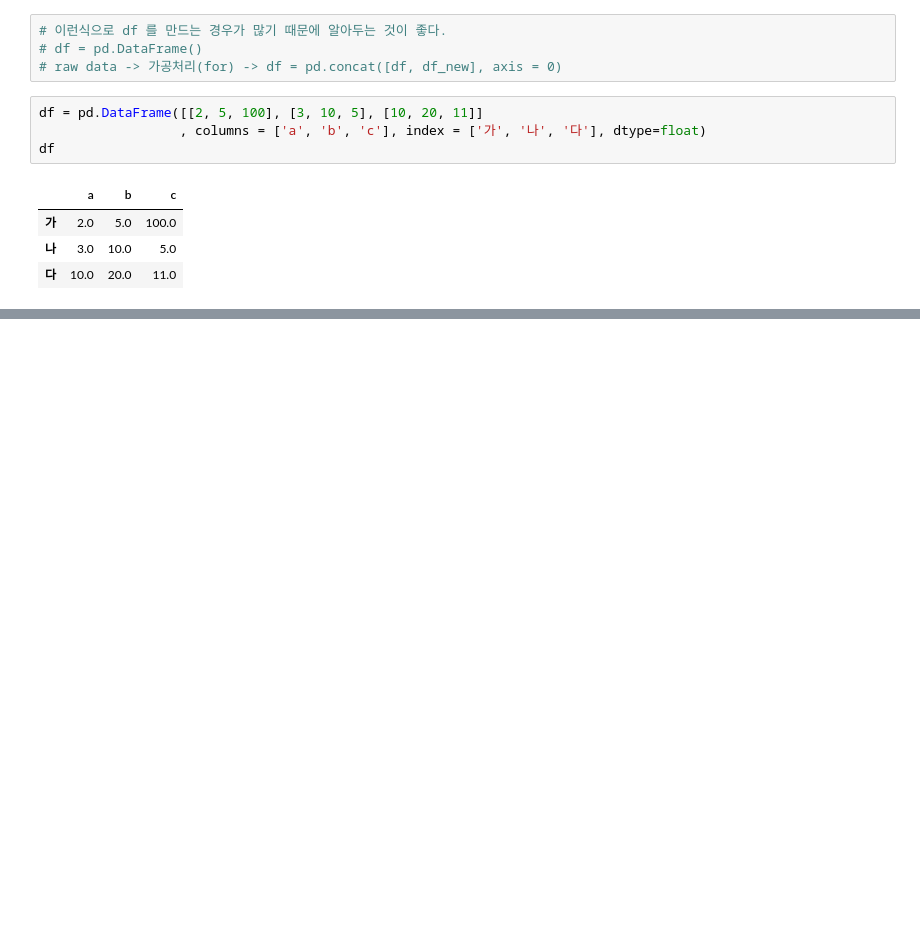
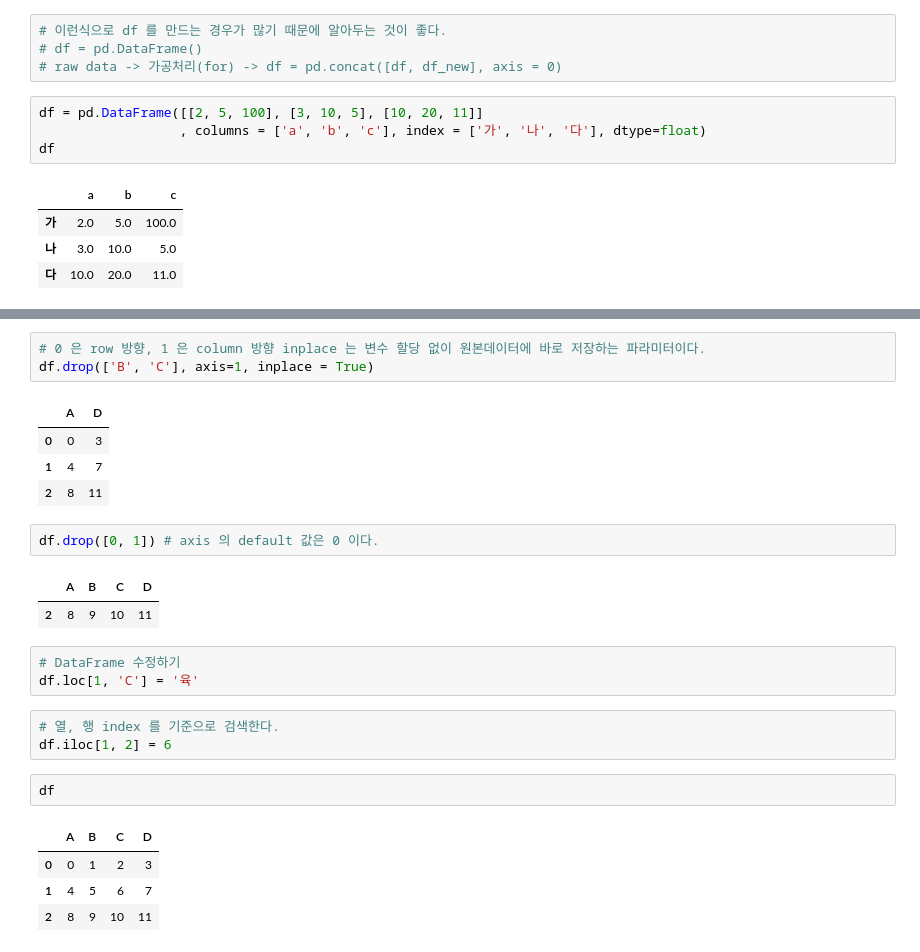
Before and after one commit to gherwt/TIL, a Jupyter notebook: kDT30/DATA ANALIYSIS/DA 정리/모르는 내용, 수업내용/DF_1.ipynb, the cells around one changed output, grey strips where cells are left out. Drawn from its saved outputs; the diff is of its cells as text; blank space fills up the shorter version.

```diff
--- a/kDT30/DATA ANALIYSIS/DA 정리/모르는 내용, 수업내용/DF_1.ipynb
+++ b/kDT30/DATA ANALIYSIS/DA 정리/모르는 내용, 수업내용/DF_1.ipynb
@@ -148,0 +231,26 @@ df
+# %%
+# 0 은 row 방향, 1 은 column 방향 inplace 는 변수 할당 없이 원본데이터에 바로 저장하는 파라미터이다.
+df.drop(['B', 'C'], axis=1, inplace = True)
+# %% [output]
+|  | A | D |
+| 0 | 0 | 3 |
+| 1 | 4 | 7 |
+| 2 | 8 | 11 |
+# %%
+df.drop([0, 1]) # axis 의 default 값은 0 이다.
+# %% [output]
+|  | A | B | C | D |
+| 2 | 8 | 9 | 10 | 11 |
+# %%
+# DataFrame 수정하기
+df.loc[1, 'C'] = '육'
+# %%
+# 열, 행 index 를 기준으로 검색한다.
+df.iloc[1, 2] = 6
+# %%
+df
+# %% [output]
+|  | A | B | C | D |
+| 0 | 0 | 1 | 2 | 3 |
+| 1 | 4 | 5 | 6 | 7 |
+| 2 | 8 | 9 | 10 | 11 |
```
Also changed, not shown: parts of 13 cells of this notebook, 1 other file.
